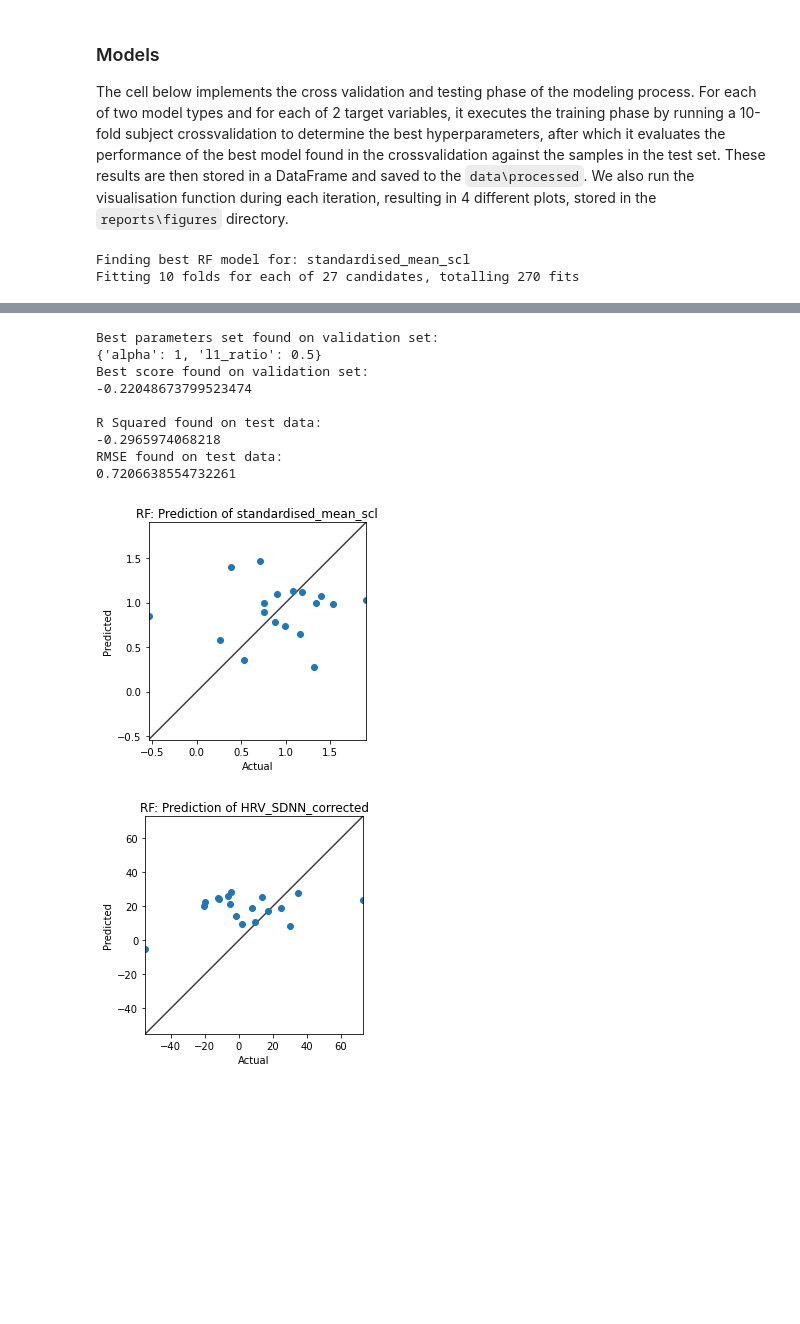
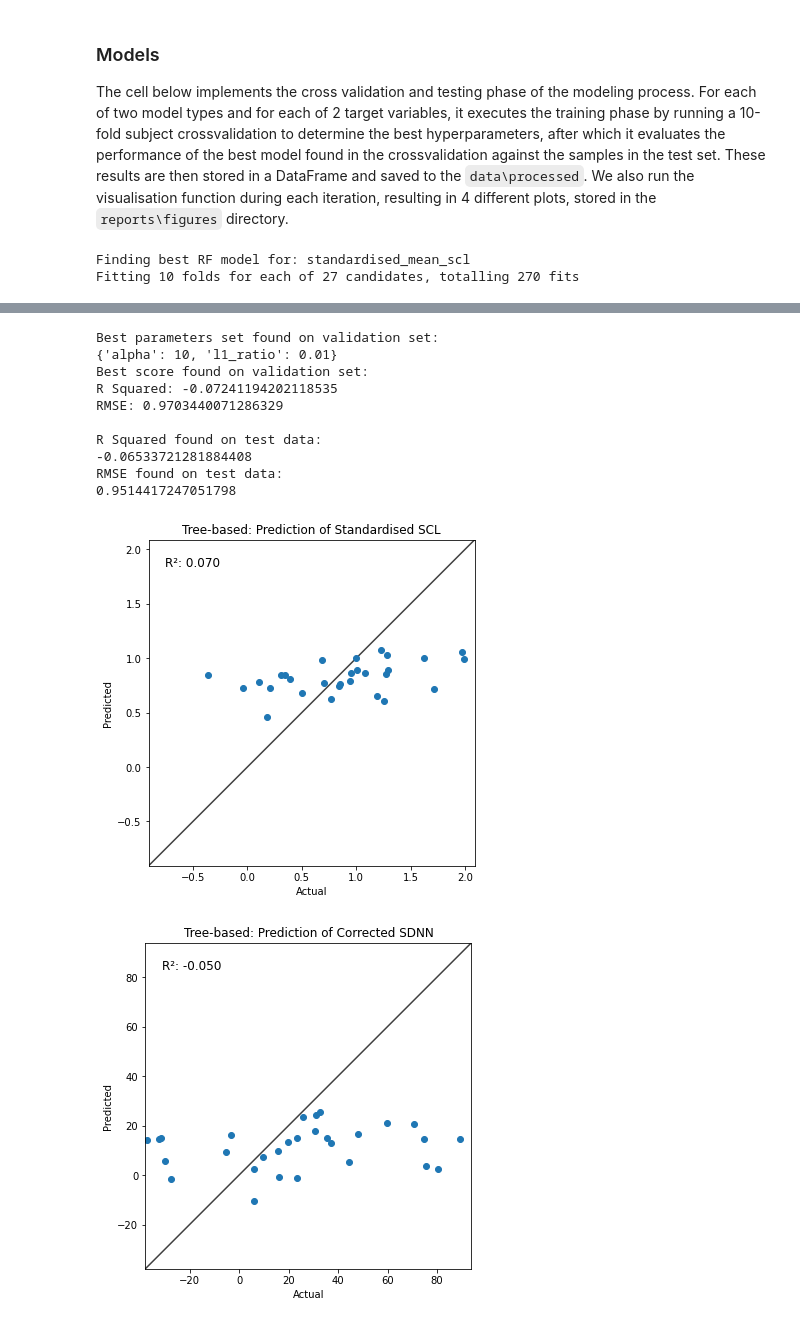
Before and after one commit to mitchelkappen/tDCS_Video_Stress, a Jupyter notebook: notebooks/6-ak-modelling.ipynb, the cells around one changed output, grey strips where cells are left out. Drawn from its saved outputs; the diff is of its cells as text; code cells hidden in the pictures; blank space fills up the shorter version.

Commit message:
Outlier removal + visualisations
Added outlier removal to notebook 5 and visualitions to notebook 5 and notebook 6

```diff
--- a/notebooks/6-ak-modelling.ipynb
+++ b/notebooks/6-ak-modelling.ipynb
@@ -74,19 +74,36 @@ The cell below implements a function that will handle the visualisation of the m
 # %%
 def create_plot(plot_data:pd.DataFrame, target: str, model: str):
     """Creates a simple scatter plot, based on the plot data and target variables """
-    fig, ax = plt.subplots()
+    fig, ax = plt.subplots(figsize=(6,6))
 
     vmin = plot_data[['true_y', 'predicted_y']].min().min()
     vmax = plot_data[['true_y', 'predicted_y']].max().max()
 
+    vmin = vmin * 0.95
+    vmax = vmax * 1.05
+
+    if target == 'standardised_mean_scl':
+        target_title = 'Standardised SCL'
+    else:
+        target_title = 'Corrected SDNN'
+
+    if model == 'LR':
+        model_title = 'Linear-based'
+    else:
+        model_title = 'Tree-based'
+
     ax.scatter(x = plot_data['true_y'], y = plot_data['predicted_y'])
-    ax.set_title(f'{model}: Prediction of {target}')
+    ax.set_title(f'{model_title}: Prediction of {target_title}')
     ax.set_xlabel('Actual')
     ax.set_ylabel('Predicted')
     ax.set_xlim(vmin, vmax)
     ax.set_ylim(vmin, vmax)
     ax.plot((vmin, vmax),(vmin, vmax), 'k-', alpha=0.75, zorder=0)
     ax.set_aspect('equal')
+
+    R2 = r2_score(plot_data.true_y, plot_data.predicted_y)
+    textstr = f'R\u00b2: {R2:.3f}'
+    ax.text(0.05, 0.95, textstr, transform=ax.transAxes, fontsize=12, verticalalignment='top')
     plt.savefig(f'{project_dir}\\reports\\figures\\{model}_{target}.jpg')
 # %% [markdown]
 ### Models
@@ -98,16 +115,17 @@ for model in ['RF', 'LR']: # For each modeltype
         print(f'Finding best {model} model for: {target}')
 
         if model == 'LR': # If model type is a linear regression
-            tuned_parameters = [{'alpha': [0.1, 1, 10, 100, 1000, 10000], 'l1_ratio':[0.1, 0.5, 0.9, 0.99]}] # Set the hyperparams to tune during CV
+            tuned_parameters = [{'alpha': [0.1, 1, 10, 100, 1000, 10000], 'l1_ratio':[0.01, 0.1, 0.5, 0.9, 0.99]}] # Set the hyperparams to tune during CV
             regr = ElasticNet(max_iter = 10000, normalize=False, random_state=0) # Instantiate the model, with the correct hyperparams
 
             train_df = LR_train_df.copy() # Set the train DataFrame
             test_df = LR_test_df.copy() # Set the test DataFrame
 
+            M_target = train_df[target].mean()
+            SD_target = train_df[target].std()
             scaler = StandardScaler() # Instantiate the object responsible for standardisation
-            if normaliseren:
-                train_df[features + [target]] = scaler.fit_transform(train_df[features + [target]]) # Fit the object to the windows in the train set and then transform the columns in the train set
-                test_df[features + [target]] = scaler.transform(test_df[features + [target]]) # Uses the fitted object scaler to also transform the columns in the test set
+            train_df[features + [target]] = scaler.fit_transform(train_df[features + [target]]) # Fit the object to the windows in the train set and then transform the columns in the train set
+            test_df[features + [target]] = scaler.transform(test_df[features + [target]]) # Uses the fitted object scaler to also transform the columns in the test set
 
         else: # If model type is RandomForest
             tuned_parameters = [{'max_depth': [None, 4, 10],
@@ -130,10 +148,9 @@ for model in ['RF', 'LR']: # For each modeltype
         print("Best parameters set found on validation set:")
         print(regression.best_params_) # The best hyperparams that were found using the 10-fold CV Grid Search
         print("Best score found on validation set:")
-        print(regression.best_score_) # The best scores that were found, using the model with the above mentioned params, trained on the entire dataset
+        print(f"R Squared: {regression.best_score_}") # The best scores that were found, using the model with the above mentioned params, trained on the entire dataset
+        print(f"RMSE: {mean_squared_error(y_true=train_df[target], y_pred=regression.best_estimator_.predict(X=train_df[features]))}")
 
-        pred_y = regression.best_estimator_.predict(X=test_df[features]) # Let the best model predict the values of the samples in the testset
-        true_y = test_df[target] # Set the true values of the samples in the test set
 
         print(f'\nR Squared found on test data: \n{regression.best_estimator_.score(X=test_df[features], y=test_df[target])}') # Compute the R Squared of the model on the test set
         print(f'RMSE found on test data: \n{mean_squared_error(y_true=test_df[target], y_pred=regression.best_estimator_.predict(X=test_df[features]))}\n') # Compute the RMSE of the model found on the test set
@@ -145,6 +162,14 @@ for model in ['RF', 'LR']: # For each modeltype
         result['RMSE'] = mean_squared_error(y_true=test_df[target], y_pred=regression.best_estimator_.predict(X=test_df[features])) # set the RMSE
         results.append(result) # Add this result to the list of results
 
+
+        pred_y = regression.best_estimator_.predict(X=test_df[features]) # Let the best model predict the values of the samples in the testset
+        true_y = test_df[target] # Set the true values of the samples in the test set
+
+        if model=='LR':
+            pred_y = pred_y * SD_target + M_target
+            true_y = true_y * SD_target + M_target
+
         plot_data = pd.DataFrame({'true_y': true_y, 'predicted_y': pred_y}) # Create a DataFrame for the visualisation
         create_plot(plot_data, target, model) # Plot the predicted values against the actual values
 
@@ -206,11 +235,12 @@ Fitting 10 folds for each of 24 candidates, totalling 240 fits
 Best parameters set found on validation set:
-{'alpha': 1, 'l1_ratio': 0.5}
+{'alpha': 10, 'l1_ratio': 0.01}
 Best score found on validation set:
--0.22048673799523474
+R Squared: -0.07241194202118535
+RMSE: 0.9703440071286329
 
 R Squared found on test data:
--0.2965974068218
+-0.06533721281884408
 RMSE found on test data:
-0.7206638554732261
+0.9514417247051798
-[figure, old version]
+[figure, new version]
-[figure, old version]
+[figure, new version]
```
Also changed, not shown: parts of 3 cells of this notebook, 7 other files.
